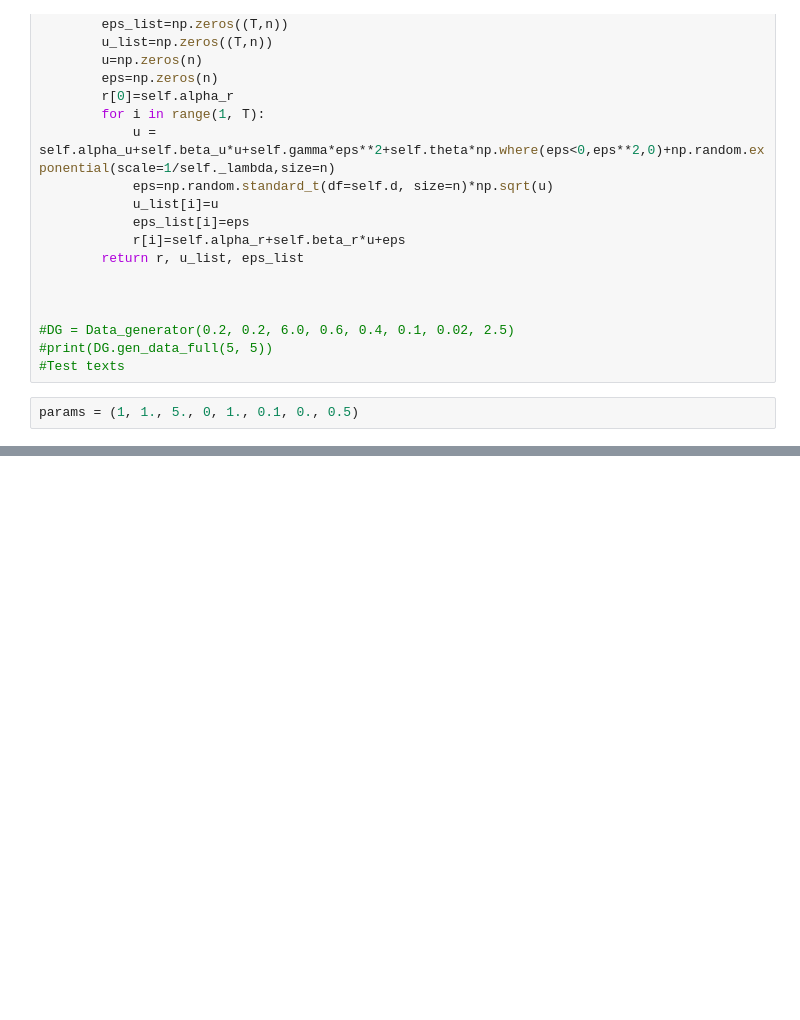
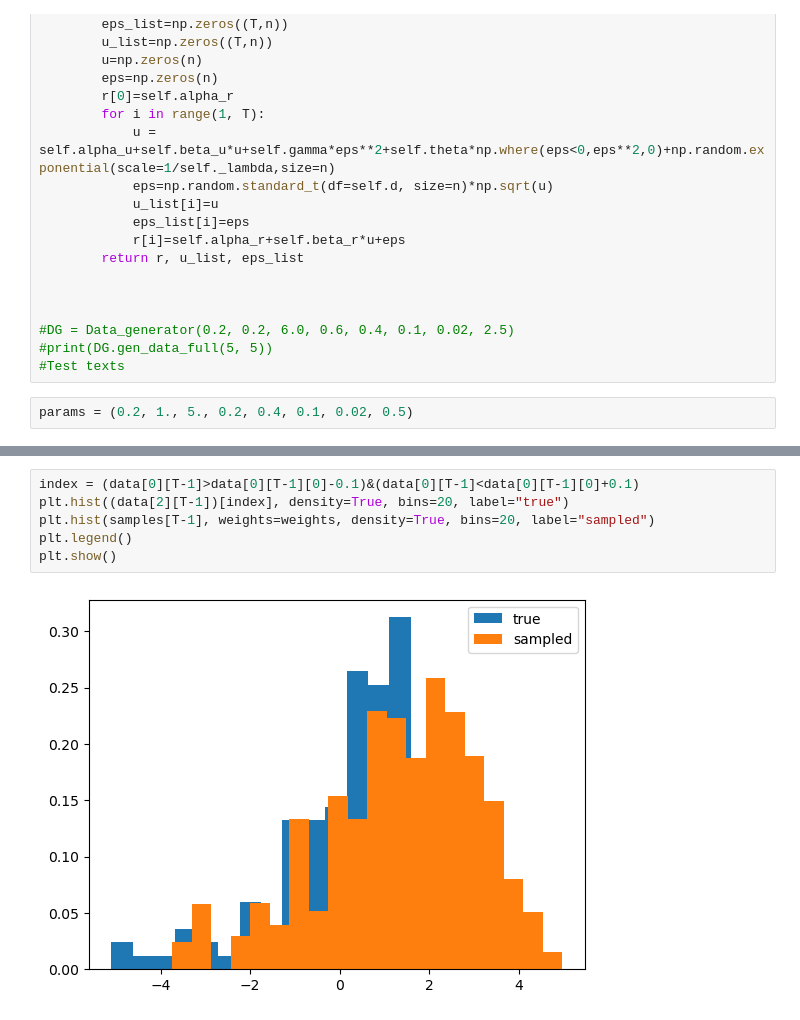
Before and after one commit to hengyuf/VSMCG, a Jupyter notebook: test.ipynb, the cells around one changed output, grey strips where cells are left out. Drawn from its saved outputs; the diff is of its cells as text; blank space fills up the shorter version.

```diff
--- a/test.ipynb
+++ b/test.ipynb
@@ -44,5 +44,5 @@ class Data_generator:
 #print(DG.gen_data_full(5, 5))
 #Test texts
 # %%
-params = (1, 1., 5., 0, 1., 0.1, 0., 0.5)
+params = (0.2, 1., 5., 0.2, 0.4, 0.1, 0.02, 0.5)
 # %%
@@ -112,0 +123,8 @@ plt.show()
+# %%
+index = (data[0][T-1]>data[0][T-1][0]-0.1)&(data[0][T-1]<data[0][T-1][0]+0.1)
+plt.hist((data[2][T-1])[index], density=True, bins=20, label="true")
+plt.hist(samples[T-1], weights=weights, density=True, bins=20, label="sampled")
+plt.legend()
+plt.show()
+# %% [output]
+[figure, added]
```
Also changed, not shown: parts of 13 cells of this notebook.
